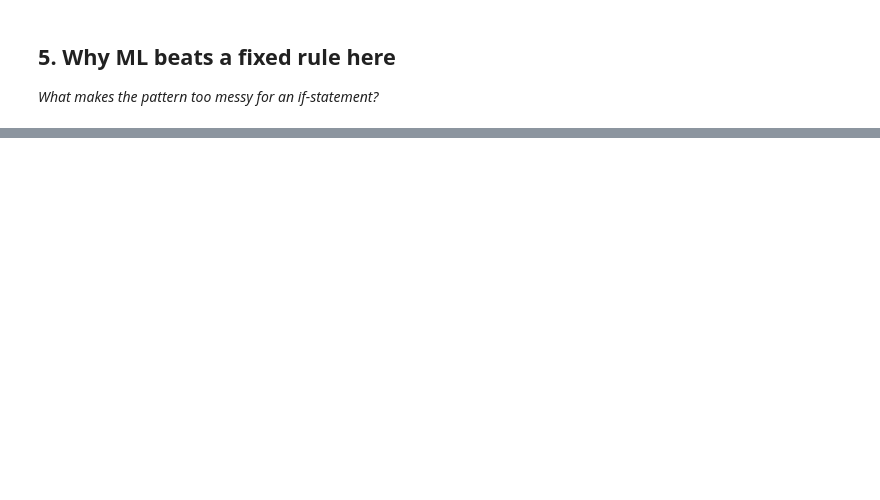
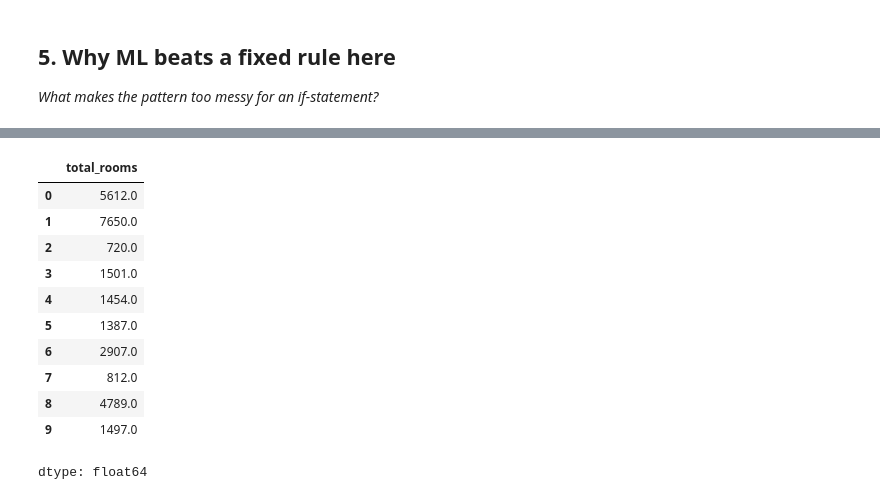
Before and after one commit to aadesh07-source/flyrank-ml-internship, a Jupyter notebook: work/notebooks/w02_ml_task_framing.ipynb, the cells around one changed output, grey strips where cells are left out. Cells and saved outputs as stored; diff of their text form; code cells hidden in the pictures; blank space fills up the shorter version.

```diff
--- a/work/notebooks/w02_ml_task_framing.ipynb
+++ b/work/notebooks/w02_ml_task_framing.ipynb
@@ -43,0 +115,17 @@ This skeleton is yours to fill. Work the sections **in order** — each one has
+# %%
+target_column = lane_df["total_rooms"]
+
+target_column.head(10)
+# %% [output]
+|  | total_rooms |
+| 0 | 5612.0 |
+| 1 | 7650.0 |
+| 2 | 720.0 |
+| 3 | 1501.0 |
+| 4 | 1454.0 |
+| 5 | 1387.0 |
+| 6 | 2907.0 |
+| 7 | 812.0 |
+| 8 | 4789.0 |
+| 9 | 1497.0 |
+dtype: float64
```
Also changed, not shown: parts of 17 cells of this notebook.
